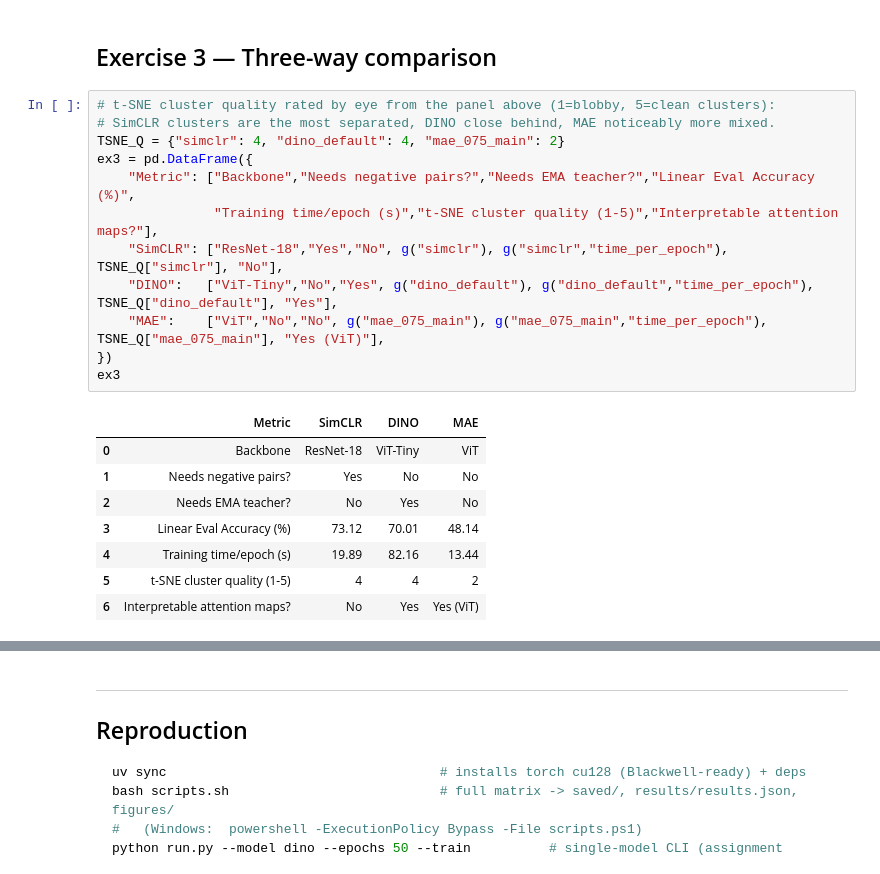
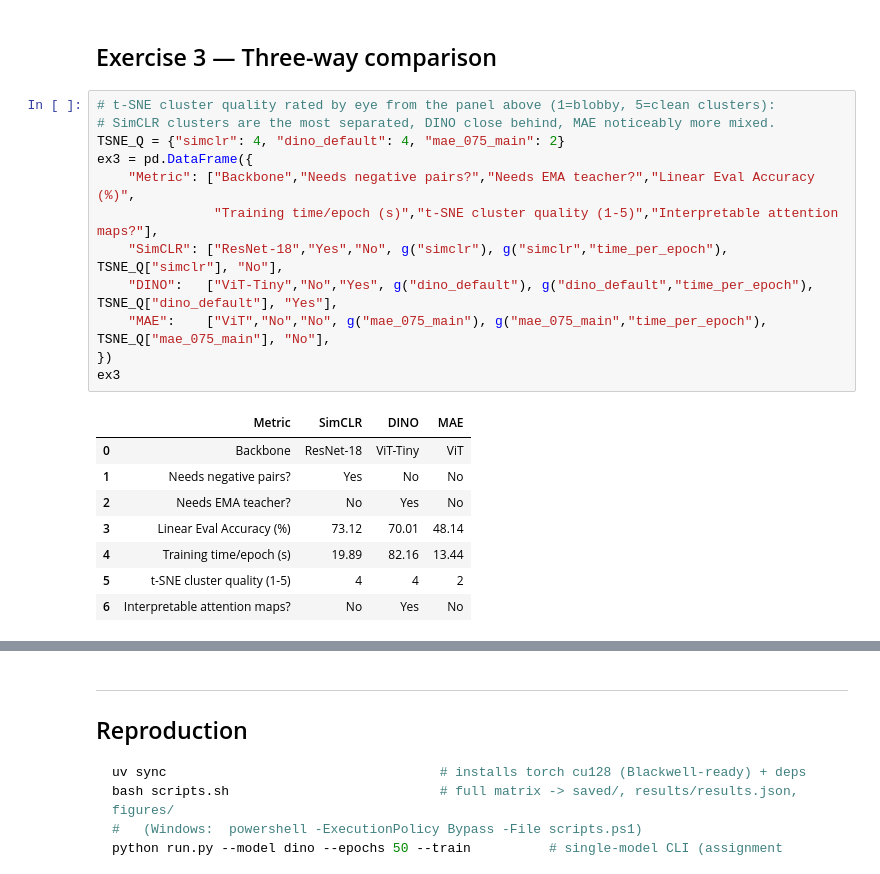
Before and after one commit to dniamsaard4codework/A3-Self-Supervised-Learning, a Jupyter notebook: notebooks/A3_Self_Supervised_Learning.ipynb, the cells around one changed output, grey strips where cells are left out. Drawn from its saved outputs; the diff is of its cells as text.

```diff
--- a/notebooks/A3_Self_Supervised_Learning.ipynb
+++ b/notebooks/A3_Self_Supervised_Learning.ipynb
@@ -754,24 +754,24 @@ aggressive 75% mask.
 # %%
 # t-SNE cluster quality rated by eye from the panel above (1=blobby, 5=clean clusters):
 # SimCLR clusters are the most separated, DINO close behind, MAE noticeably more mixed.
 TSNE_Q = {"simclr": 4, "dino_default": 4, "mae_075_main": 2}
 ex3 = pd.DataFrame({
     "Metric": ["Backbone","Needs negative pairs?","Needs EMA teacher?","Linear Eval Accuracy (%)",
                "Training time/epoch (s)","t-SNE cluster quality (1-5)","Interpretable attention maps?"],
     "SimCLR": ["ResNet-18","Yes","No", g("simclr"), g("simclr","time_per_epoch"), TSNE_Q["simclr"], "No"],
     "DINO":   ["ViT-Tiny","No","Yes", g("dino_default"), g("dino_default","time_per_epoch"), TSNE_Q["dino_default"], "Yes"],
-    "MAE":    ["ViT","No","No", g("mae_075_main"), g("mae_075_main","time_per_epoch"), TSNE_Q["mae_075_main"], "Yes (ViT)"],
+    "MAE":    ["ViT","No","No", g("mae_075_main"), g("mae_075_main","time_per_epoch"), TSNE_Q["mae_075_main"], "No"],
 })
 ex3
 # %% [output]
 |  | Metric | SimCLR | DINO | MAE |
 | 0 | Backbone | ResNet-18 | ViT-Tiny | ViT |
 | 1 | Needs negative pairs? | Yes | No | No |
 | 2 | Needs EMA teacher? | No | Yes | No |
 | 3 | Linear Eval Accuracy (%) | 73.12 | 70.01 | 48.14 |
 | 4 | Training time/epoch (s) | 19.89 | 82.16 | 13.44 |
 | 5 | t-SNE cluster quality (1-5) | 4 | 4 | 2 |
-| 6 | Interpretable attention maps? | No | Yes | Yes (ViT) |
+| 6 | Interpretable attention maps? | No | Yes | No |
 # %% [markdown]
 | Metric | SimCLR | DINO | MAE |
 |---|---|---|---|
```
Also changed, not shown: parts of 2 cells of this notebook.
